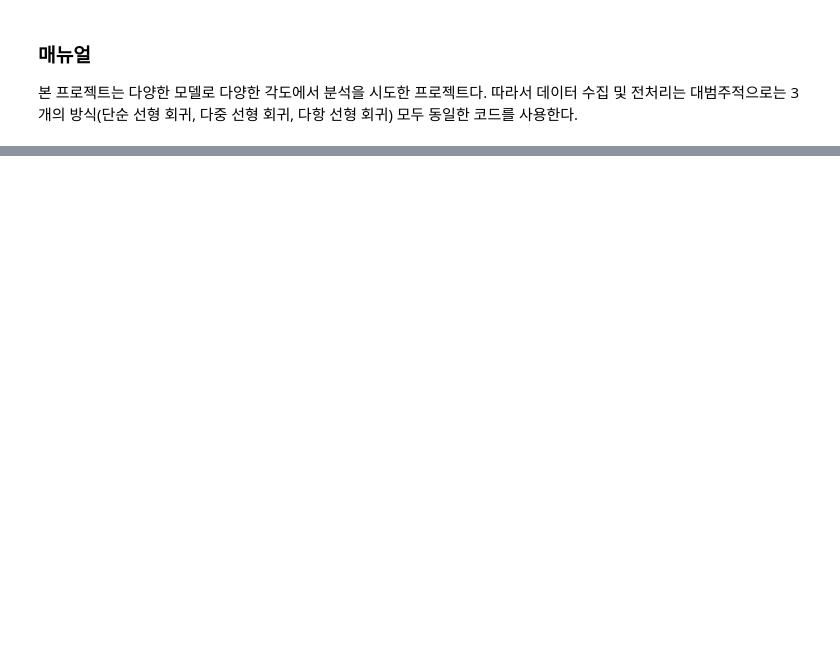
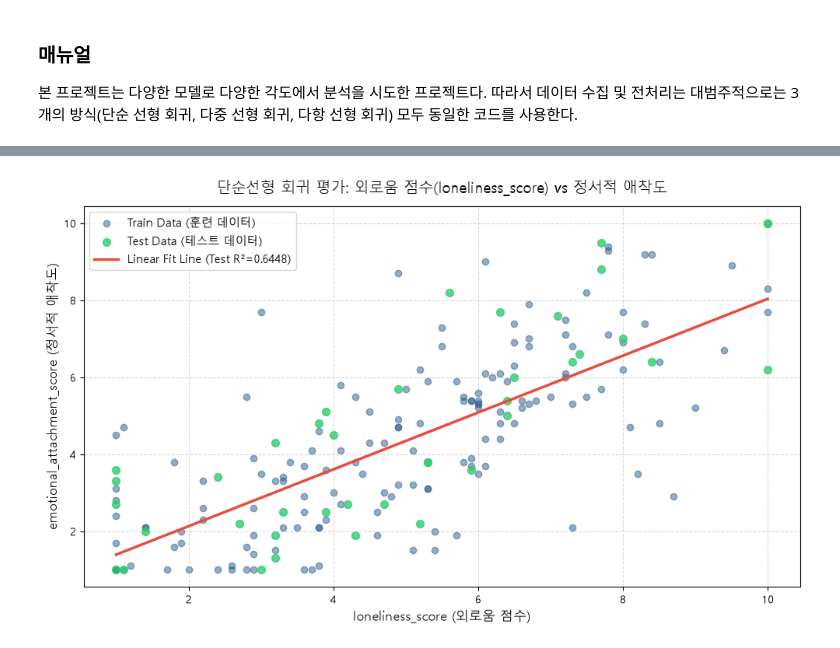
Before and after one commit to ncr0212/DependencyOfAICompanion, a Jupyter notebook: SimpleLinearRegression.ipynb, the cells around one changed output, grey strips where cells are left out. Cells and saved outputs as stored; diff of their text form; code cells hidden in the pictures; blank space fills up the shorter version.

```diff
--- a/SimpleLinearRegression.ipynb
+++ b/SimpleLinearRegression.ipynb
@@ -316,0 +329,25 @@ plt.show()
+# %%
+# ===========================================================================================================
+# 단순선형 회귀 시각화 (실제 데이터 산점도 + 추정 회귀선)
+# ===========================================================================================================
+plt.figure(figsize=(10, 6))
+
+# 훈련 데이터 산점도
+plt.scatter(X_train, y_train, color='#2b5c8f', alpha=0.5, label='Train Data (훈련 데이터)')
+# 테스트 데이터 산점도
+plt.scatter(X_test, y_test, color='#2ecc71', alpha=0.8, s=50, label='Test Data (테스트 데이터)')
+
+# 회귀선 그리기
+X_line = pd.DataFrame({'loneliness_score': np.linspace(X['loneliness_score'].min(), X['loneliness_score'].max(), 100)})
+y_line = model.predict(X_line)
+plt.plot(X_line['loneliness_score'], y_line, color='#e74c3c', linewidth=2.5, label=f'Linear Fit Line (Test R²={test_r2:.4f})')
+
+plt.title('단순선형 회귀 평가: 외로움 점수(loneliness_score) vs 정서적 애착도', fontsize=14, pad=12)
+plt.xlabel('loneliness_score (외로움 점수)', fontsize=12)
+plt.ylabel('emotional_attachment_score (정서적 애착도)', fontsize=12)
+plt.legend(fontsize=11)
+plt.grid(True, linestyle='--', alpha=0.5)
+plt.tight_layout()
+plt.show()
+# %% [output]
+[figure, added]
```
Also changed, not shown: parts of 9 cells of this notebook, 3 other files.
